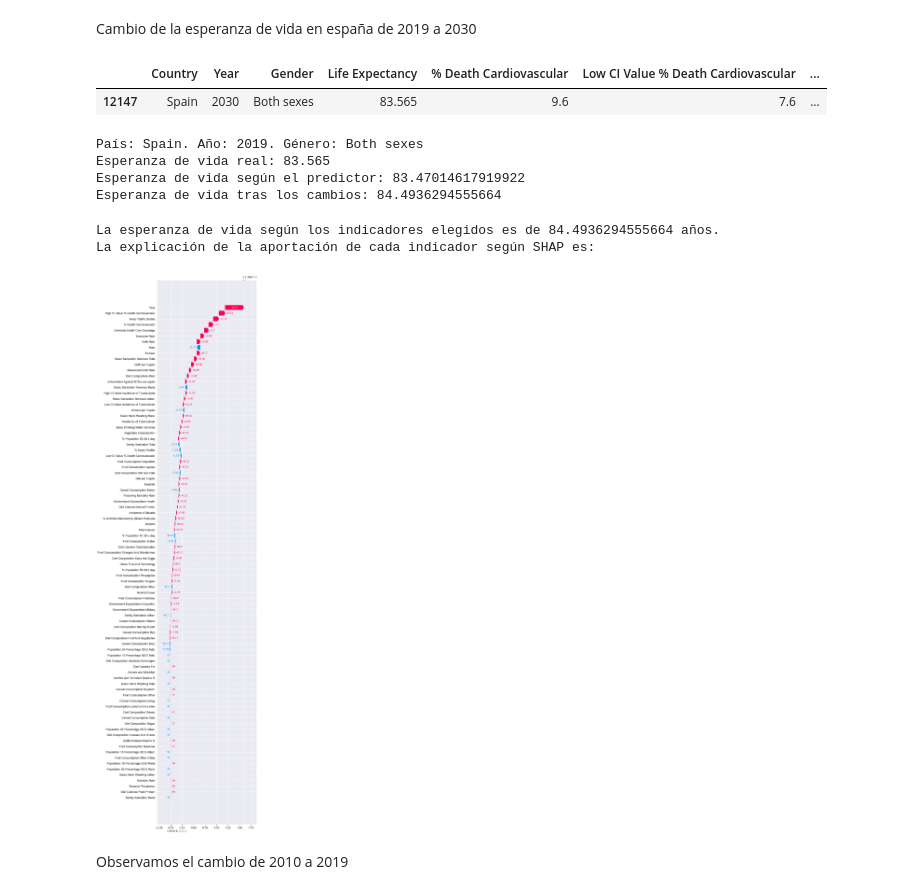
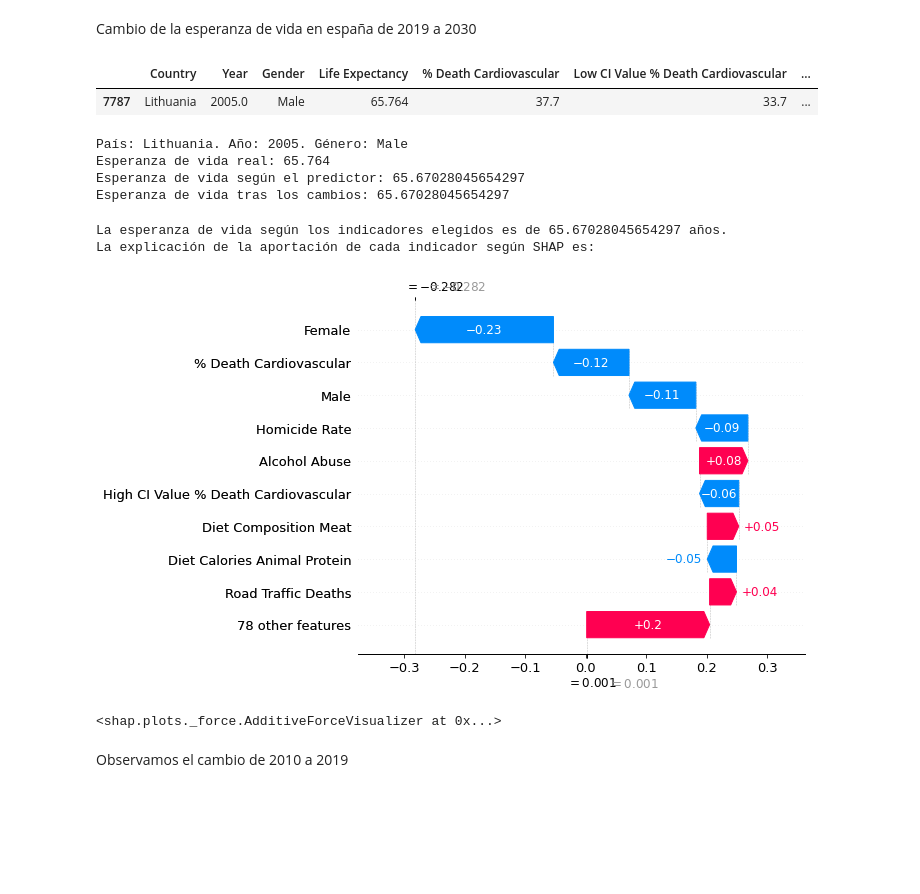
Before and after one commit to MiguelRocaGarcia/Life-Expectancy-Factors-Analysis-Using-ML, a Jupyter notebook: 5 - Predictor.ipynb, the cells around one changed output. Drawn from its saved outputs; the diff is of its cells as text; code cells hidden in the pictures; blank space fills up the shorter version.

```diff
--- a/5 - Predictor.ipynb
+++ b/5 - Predictor.ipynb
@@ -6,7 +6,7 @@ import pandas as pd
 pd.set_option("display.max_columns", None)
 from sklearn.model_selection import train_test_split
 import seaborn as sns
-sns.set_theme()
+# sns.set_theme()
 import warnings
 warnings.filterwarnings("ignore")
 import tensorflow as tf
@@ -211,20 +211,20 @@ La explicación de la aportación de cada indicador según SHAP es:
 # %% [markdown]
 Cambio de la esperanza de vida en españa de 2019 a 2030
 # %%
-data = getData('Spain', 2019, 'Both sexes')
+data = getData('Lithuania', 2005, 'Male')
 dataOriginal = data.copy()
-data['Year'] = 2030
+# data['Year'] = 2030
 data
 # %% [output]
 |  | Country | Year | Gender | Life Expectancy | % Death Cardiovascular | Low CI Value % Death Cardiovascular | ... |
-| 12147 | Spain | 2030 | Both sexes | 83.565 | 9.6 | 7.6 | ... |
+| 7787 | Lithuania | 2005.0 | Male | 65.764 | 37.7 | 33.7 | ... |
 # %%
 compareLifeExpectancy(dataOriginal, data)
 # %% [output]
-País: Spain. Año: 2019. Género: Both sexes
-Esperanza de vida real: 83.565
-Esperanza de vida según el predictor: 83.47014617919922
-Esperanza de vida tras los cambios: 84.4936294555664
+País: Lithuania. Año: 2005. Género: Male
+Esperanza de vida real: 65.764
+Esperanza de vida según el predictor: 65.67028045654297
+Esperanza de vida tras los cambios: 65.67028045654297
 # %%
 # Obtenemos los SHAP values del caso a estudiar
 case = applyTransformations(data)
@@ -232,11 +232,15 @@ shap_values_case = explainer.shap_values(np.array(case))
 # %%
 print(f'La esperanza de vida según los indicadores elegidos es de {predictLifeExpectancy(case)} años.')
 print('La explicación de la aportación de cada indicador según SHAP es:')
-shap.plots._waterfall.waterfall_legacy(explainer.expected_value[0], shap_values_case[0][0], feature_names=X.columns, max_display=X.shape[1])
+shap.plots._waterfall.waterfall_legacy(explainer.expected_value[0], shap_values_case[0][0], feature_names=X.columns, max_display=10)
 # %% [output]
-La esperanza de vida según los indicadores elegidos es de 84.4936294555664 años.
+La esperanza de vida según los indicadores elegidos es de 65.67028045654297 años.
 La explicación de la aportación de cada indicador según SHAP es:
-[figure, old version]
+[figure, new version]
+# %%
+shap.force_plot(explainer.expected_value[0].numpy(), shap_values_case[0][0], features=X.columns)
+# %% [output]
+<shap.plots._force.AdditiveForceVisualizer at 0x...>
 # %% [markdown]
 Observamos el cambio de 2010 a 2019
 # %%
```
Also changed, not shown: 4 other files.
